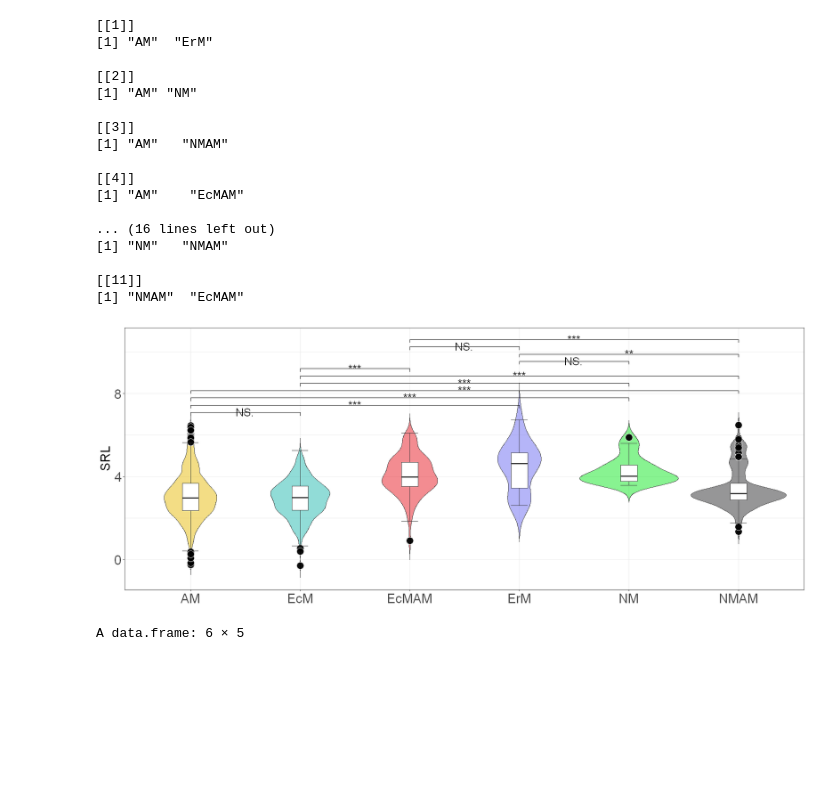
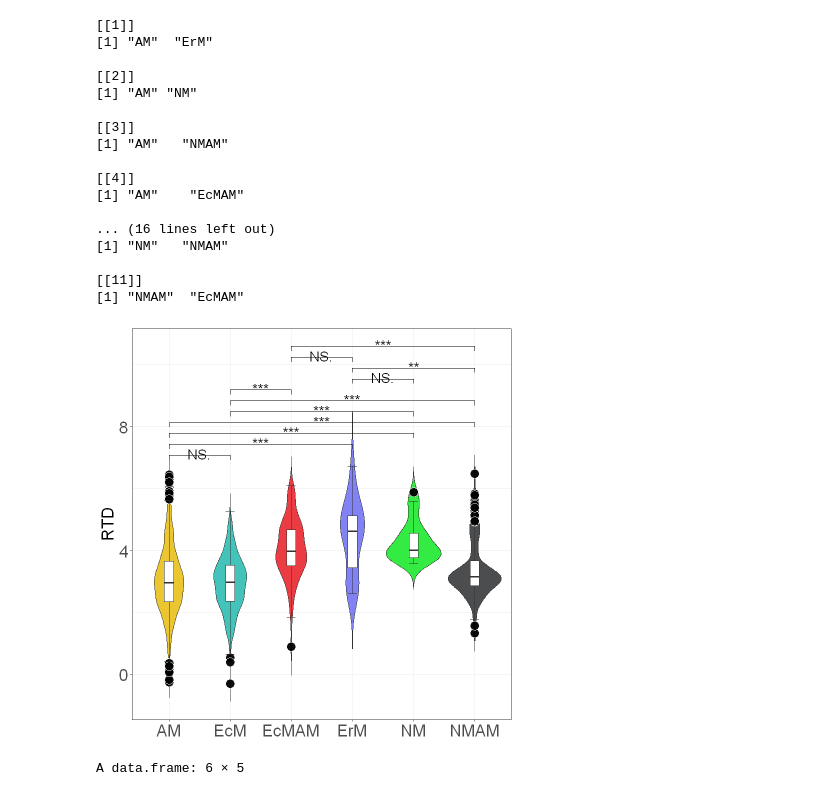
Before and after one commit to anoban/phd, a Jupyter notebook: R/notebooks/states.ipynb, the cells around one changed output. Cells and saved outputs as stored; diff of their text form; code cells hidden in the pictures; blank space fills up the shorter version.

```diff
--- a/R/notebooks/states.ipynb
+++ b/R/notebooks/states.ipynb
@@ -186,7 +186,7 @@ subset(wilcox_p_vals["F00727"], F00727 < 0.05) |> rownames() |> strsplit(split =
 # but this requires creating separate plots for each trait and cobbling them together
 
 p_rd <- ggplot(aes(x = state, y = value, group = state, bg = I(cols)), data = subset(df, trait == "RD")) +
-        geom_violin(alpha = 0.5, trim = FALSE) +
+        geom_violin(alpha = 0.85, trim = FALSE) +
         geom_boxplot(fill = "white", width = 0.15, outlier.shape = 21, outlier.fill = "black", outlier.colour = "white", outlier.alpha = 0.95, outlier.size = 5, staplewidth = 1) +
         geom_signif(comparisons = subset(wilcox_p_vals["F00679"], F00679 < 0.05) |> rownames() |> strsplit(split = '_'), # pick only the pairs of states that show significant difference for the given trait
                     map_signif_level = TRUE, textsize = 6, step_increase = 0.05, tip_length = 0.02, vjust = 0.75) +
@@ -194,10 +194,10 @@ p_rd <- ggplot(aes(x = state, y = value, group = state, bg = I(cols)), data = su
         theme_bw() +
         theme(axis.title.x = element_blank(), axis.title.y = element_text(size=20), axis.text = element_text(size = 20))
 
-# plot(p_rd)
+ggsave(plot = p_rd, filename = "../../plots/RD-violin-all-records.png", device = "png", height = 10, width = 10, dpi = 800)
 
 p_srl <-  ggplot(aes(x = state, y = value, group = state, bg = I(cols)), data = subset(df, trait == "SRL")) +
-          geom_violin(alpha = 0.5, trim = FALSE) +
+          geom_violin(alpha = 0.85, trim = FALSE) +
           geom_boxplot(fill = "white", width = 0.15, outlier.shape = 21, outlier.fill = "black", outlier.colour = "white", outlier.alpha = 0.95, outlier.size = 5, staplewidth = 1) +
           geom_signif(comparisons = subset(wilcox_p_vals["F00727"], F00727 < 0.05) |> rownames() |> strsplit(split = '_'),
                       map_signif_level = TRUE, textsize = 6, step_increase = 0.05, tip_length = 0.02, vjust = 0.75) +
@@ -205,17 +205,15 @@ p_srl <-  ggplot(aes(x = state, y = value, group = state, bg = I(cols)), data =
           theme_bw() +
           theme(axis.title.x = element_blank(), axis.title.y = element_text(size=20), axis.text = element_text(size = 20))
 
-# plot(p_srl)
+ggsave(plot = p_srl, filename = "../../plots/SRL-violin-all-records.png", device = "png", height = 10, width = 10, dpi = 800)
 
 p_rtd <-  ggplot(aes(x = state, y = value, group = state, bg = I(cols)), data = subset(df, trait == "RTD")) +
-          geom_violin(alpha = 0.5, trim = FALSE) +
+          geom_violin(alpha = 0.85, trim = FALSE) +
           geom_boxplot(fill = "white", width = 0.15, outlier.shape = 21, outlier.fill = "black", outlier.colour = "white", outlier.alpha = 0.95, outlier.size = 5, staplewidth = 1) +
           geom_signif(comparisons = subset(wilcox_p_vals["F00709"], F00709 < 0.05) |> rownames() |> strsplit(split = '_'),
                       map_signif_level = TRUE, textsize = 6, step_increase = 0.05, tip_length = 0.02, vjust = 0.75) +
-          ylab("SRL") +
+          ylab("RTD") +
           theme_bw() +
           theme(axis.title.x = element_blank(), axis.title.y = element_text(size=20), axis.text = element_text(size = 20))
 
-plot(p_rtd)
+ggsave(plot = p_rtd, filename = "../../plots/RTD-violin-all-records.png", device = "png", height = 10, width = 10, dpi = 800)
-# %% [output]
-[figure, removed]
@@ -222,3 +222,14 @@ plot(p_rtd)
+# %%
+ggplot(aes(x = state, y = value, group = state, bg = I(cols)), data = subset(df, trait == "RTD")) +
+          geom_violin(alpha = 0.85, trim = FALSE) +
+          geom_boxplot(fill = "white", width = 0.15, outlier.shape = 21, outlier.fill = "black", outlier.colour = "white", outlier.alpha = 0.95, outlier.size = 5, staplewidth = 1) +
+          geom_signif(comparisons = strsplit(split = '_', rownames(subset(wilcox_p_vals["F00709"], F00709 < 0.05))), test.args = list(alternative = "two.sided", paired = FALSE),
+                      map_signif_level = TRUE, textsize = 6, step_increase = 0.05, tip_length = 0.02, vjust = 0.75) +
+          ylab("RTD") +
+          theme_bw() +
+          theme(axis.title.x = element_blank(), axis.title.y = element_text(size=20), axis.text = element_text(size = 20))
+# %% [output]
+[figure, added]
 # %%
 avgs <- aggregate.data.frame(data, cbind(F00679, F00727, F00709)~binominal, FUN = mean)
 avgs <- merge(x = avgs, by.x = "binominal", y = states, by.y = "binominal", all.x = TRUE)
```
Also changed, not shown: parts of 1 cell of this notebook, 6 other files.
